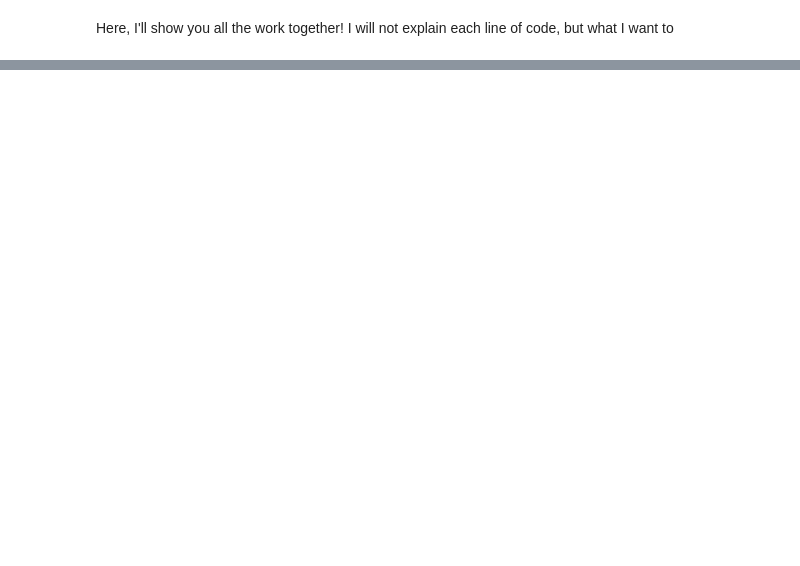
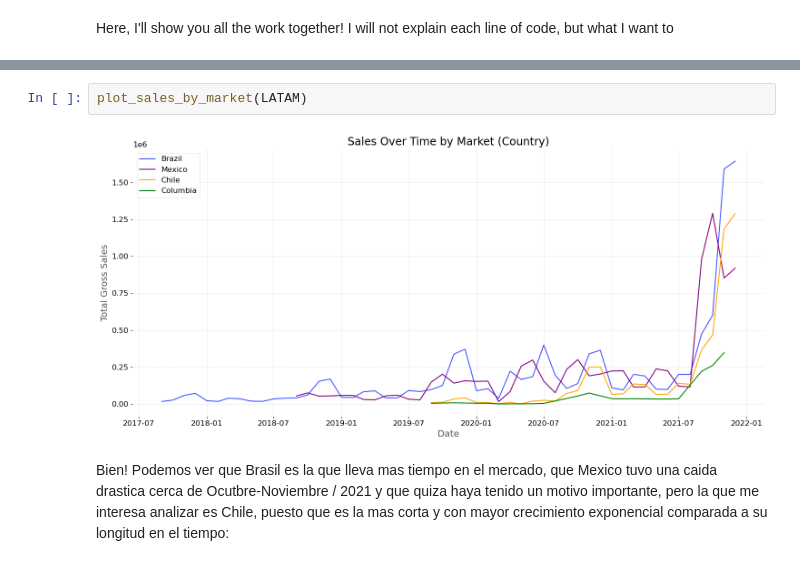
Before and after one commit to Daniboycg/Atliq_Database_Time-Series, a Jupyter notebook: src/notebooks/Summary.ipynb, the cells around one changed output, grey strips where cells are left out. Cells and saved outputs as stored; diff of their text form; blank space fills up the shorter version.

```diff
--- a/src/notebooks/Summary.ipynb
+++ b/src/notebooks/Summary.ipynb
@@ -31,0 +32,6 @@ ValueError: Could not interpret value `date` for parameter `x`
+# %%
+plot_sales_by_market(LATAM)
+# %% [output]
+[figure, added]
+# %% [markdown]
+Bien! Podemos ver que Brasil es la que lleva mas tiempo en el mercado, que Mexico tuvo una caida drastica cerca de Ocutbre-Noviembre / 2021 y que quiza haya tenido un motivo importante, pero la que me interesa analizar es Chile, puesto que es la mas corta y con mayor crecimiento exponencial comparada a su longitud en el tiempo:
```
Also changed, not shown: parts of 4 cells of this notebook, 1 other file.
